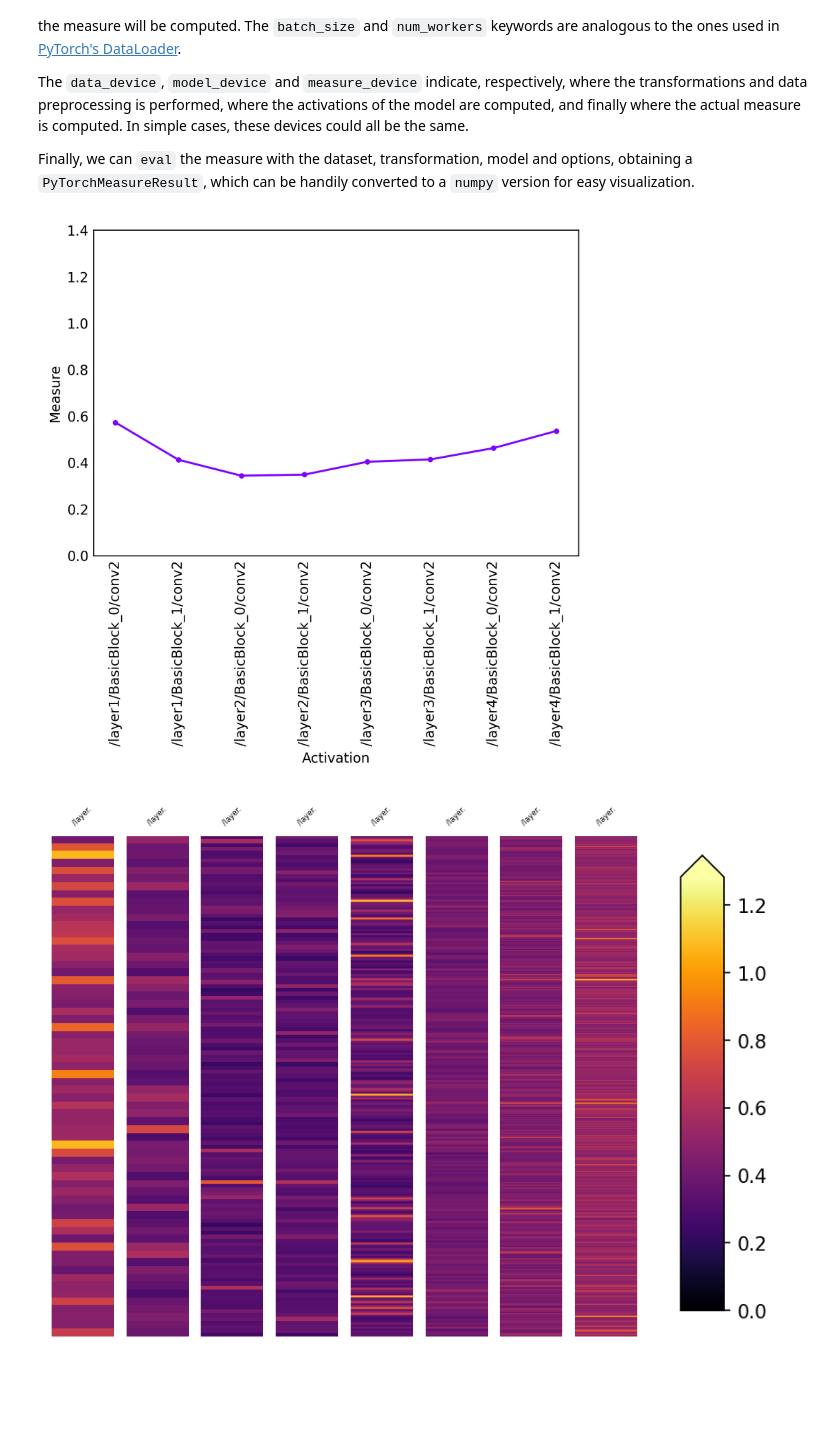
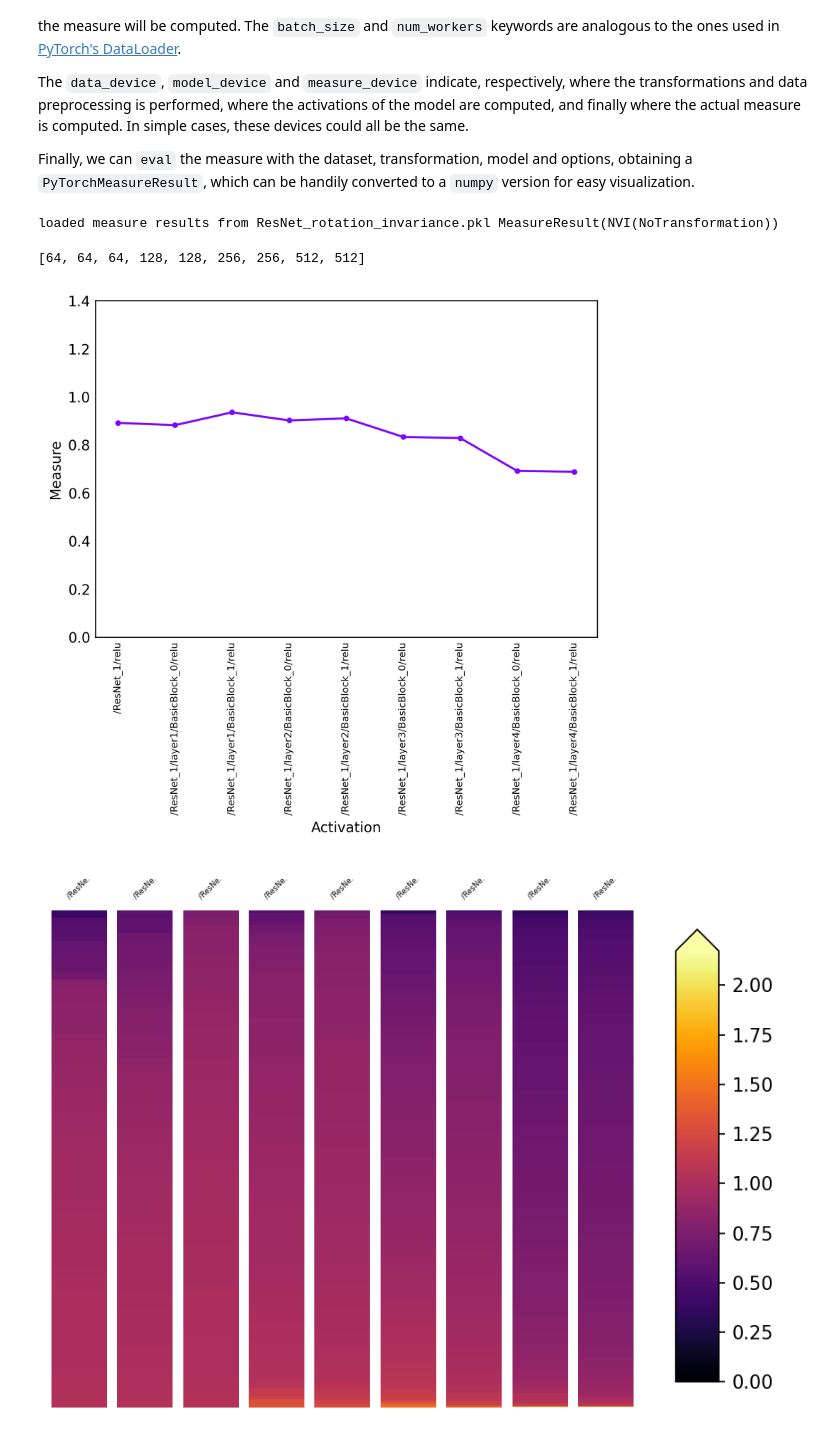
Before and after one commit to facundoq/tmeasures, a Jupyter notebook: docs/examples/ResNet Invariance with TinyImageNet.ipynb, the cells around one changed output. Saved outputs shown, nothing was run; the diff lists cells and outputs as text; code cells hidden in the pictures; blank space fills up the shorter version.

```diff
--- a/docs/examples/ResNet Invariance with TinyImageNet.ipynb
+++ b/docs/examples/ResNet Invariance with TinyImageNet.ipynb
@@ -160,7 +139,8 @@ normalized_model.to(device)
 # Create an ActivationsModule from the vanilla model
 activations_module = tm.pytorch.AutoActivationsModule(normalized_model)
 print(activations_module.activation_names())
-filter = lambda module,name: True #name.endswith("conv2")
+def filter(module, name): return True #name.endswith("conv2")
+
 activations_module = tm.pytorch.model.FilteredActivationsModule(activations_module,filter)
 print(activations_module.activation_names())
 # %% [output]
@@ -192,11 +172,17 @@ else:
     measure_result = measure_result_pt.numpy()
     with open(filepath,"wb") as f:
         pickle.dump(measure_result,f)
+# %% [output]
+loaded measure results from ResNet_rotation_invariance.pkl MeasureResult(NVI(NoTransformation))
 # %%
 import matplotlib.pyplot as plt
+def common_layers(layer): return "relu" in layer[0]
+measure_result = measure_result.filter(common_layers)
+print([len(l) for l in measure_result.layers])
 tm.visualization.plot_average_activations(measure_result)
 plt.show()
 tm.visualization.plot_heatmap(measure_result)
 # %% [output]
+[64, 64, 64, 128, 128, 256, 256, 512, 512]
-[figure, old version]
+[figure, new version]
-[figure, old version]
+[figure, new version]
```
Also changed, not shown: parts of 5 cells of this notebook, 12 other files.
